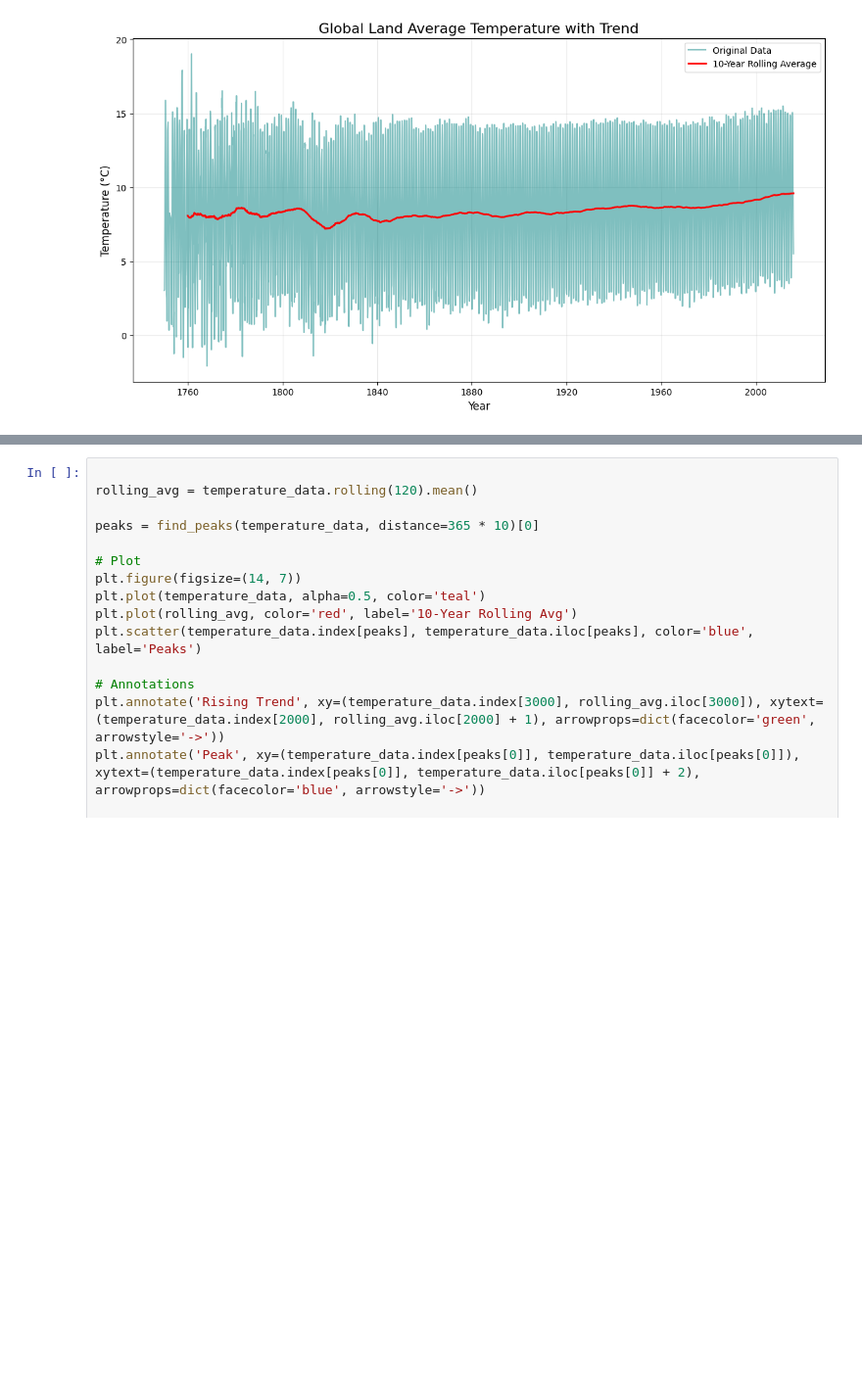
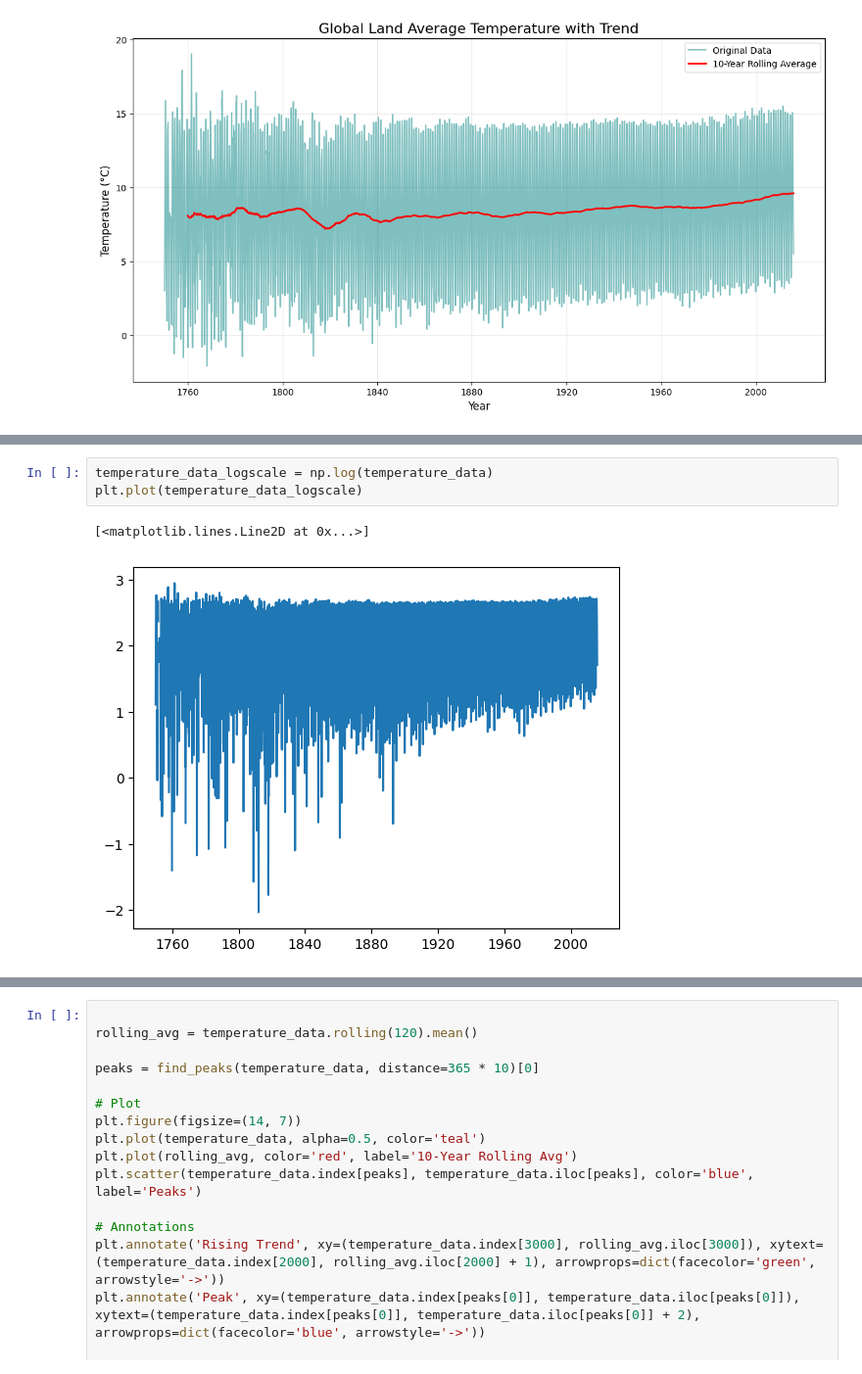
Before and after one commit to joyflorence/TIME-SERIES-AND-FORECASTING, a Jupyter notebook: practice/assignment1.ipynb, the cells around one changed output, grey strips where cells are left out. Shown at 98% size. Cells and saved outputs as stored; diff of their text form; blank space fills up the shorter version.

```diff
--- a/practice/assignment1.ipynb
+++ b/practice/assignment1.ipynb
@@ -118,0 +135,6 @@ plt.show()
+# %%
+temperature_data_logscale = np.log(temperature_data)
+plt.plot(temperature_data_logscale)
+# %% [output]
+[<matplotlib.lines.Line2D at 0x...>]
+[figure, added]
```
Also changed, not shown: parts of 2 cells of this notebook, 7 other files.
